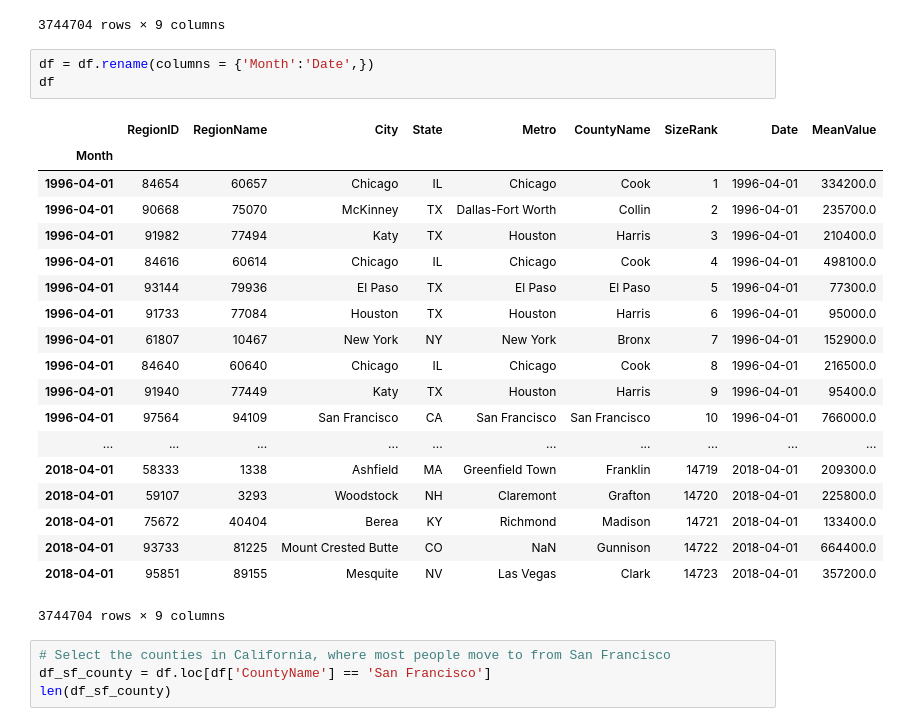
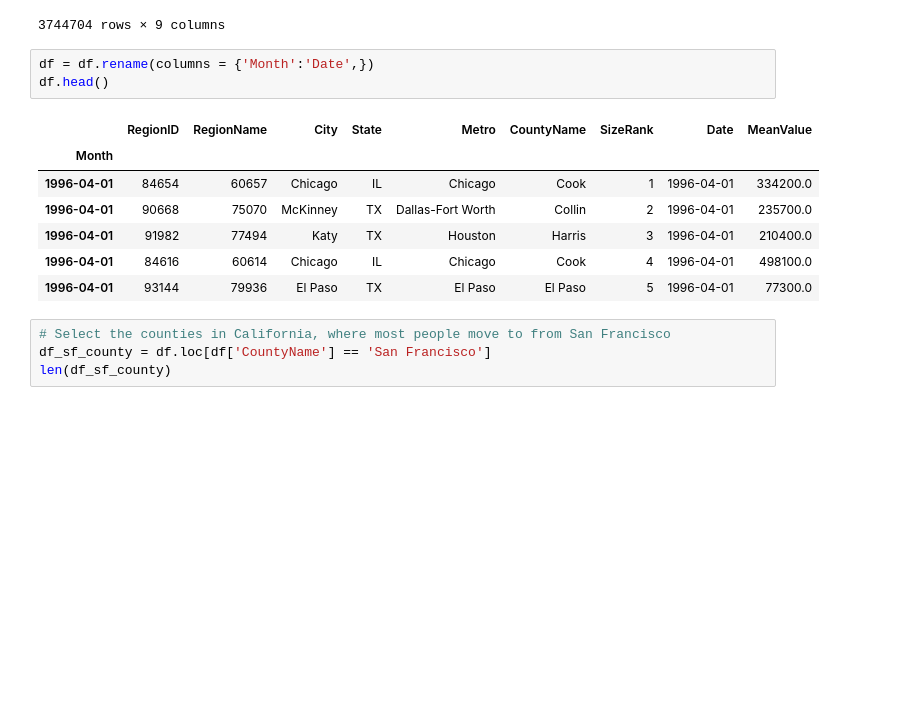
Before and after one commit to sn95033/Time-Series-Analysis-Using-Zillow, a Jupyter notebook: Zillow Time Series Analysis.ipynb, the cells around one changed output. Cells and saved outputs as stored; diff of their text form; blank space fills up the shorter version.

```diff
--- a/Zillow Time Series Analysis.ipynb
+++ b/Zillow Time Series Analysis.ipynb
@@ -147,27 +141,15 @@ DatetimeIndex(['1996-04-01', '1996-04-01', '1996-04-01', '1996-04-01',
 3744704 rows × 9 columns
 # %%
 df = df.rename(columns = {'Month':'Date',})
-df
+df.head()
 # %% [output]
 |  | RegionID | RegionName | City | State | Metro | CountyName | SizeRank | Date | MeanValue |
 | Month |  |  |  |  |  |  |  |  |  |
 | 1996-04-01 | 84654 | 60657 | Chicago | IL | Chicago | Cook | 1 | 1996-04-01 | 334200.0 |
 | 1996-04-01 | 90668 | 75070 | McKinney | TX | Dallas-Fort Worth | Collin | 2 | 1996-04-01 | 235700.0 |
 | 1996-04-01 | 91982 | 77494 | Katy | TX | Houston | Harris | 3 | 1996-04-01 | 210400.0 |
 | 1996-04-01 | 84616 | 60614 | Chicago | IL | Chicago | Cook | 4 | 1996-04-01 | 498100.0 |
 | 1996-04-01 | 93144 | 79936 | El Paso | TX | El Paso | El Paso | 5 | 1996-04-01 | 77300.0 |
-| 1996-04-01 | 91733 | 77084 | Houston | TX | Houston | Harris | 6 | 1996-04-01 | 95000.0 |
-| 1996-04-01 | 61807 | 10467 | New York | NY | New York | Bronx | 7 | 1996-04-01 | 152900.0 |
-| 1996-04-01 | 84640 | 60640 | Chicago | IL | Chicago | Cook | 8 | 1996-04-01 | 216500.0 |
-| 1996-04-01 | 91940 | 77449 | Katy | TX | Houston | Harris | 9 | 1996-04-01 | 95400.0 |
-| 1996-04-01 | 97564 | 94109 | San Francisco | CA | San Francisco | San Francisco | 10 | 1996-04-01 | 766000.0 |
-| ... | ... | ... | ... | ... | ... | ... | ... | ... | ... |
-| 2018-04-01 | 58333 | 1338 | Ashfield | MA | Greenfield Town | Franklin | 14719 | 2018-04-01 | 209300.0 |
-| 2018-04-01 | 59107 | 3293 | Woodstock | NH | Claremont | Grafton | 14720 | 2018-04-01 | 225800.0 |
-| 2018-04-01 | 75672 | 40404 | Berea | KY | Richmond | Madison | 14721 | 2018-04-01 | 133400.0 |
-| 2018-04-01 | 93733 | 81225 | Mount Crested Butte | CO | NaN | Gunnison | 14722 | 2018-04-01 | 664400.0 |
-| 2018-04-01 | 95851 | 89155 | Mesquite | NV | Las Vegas | Clark | 14723 | 2018-04-01 | 357200.0 |
-3744704 rows × 9 columns
 # %%
 # Select the counties in California, where most people move to from San Francisco
 df_sf_county = df.loc[df['CountyName'] == 'San Francisco']
```
Also changed, not shown: parts of 16 cells of this notebook, 2 other files.
